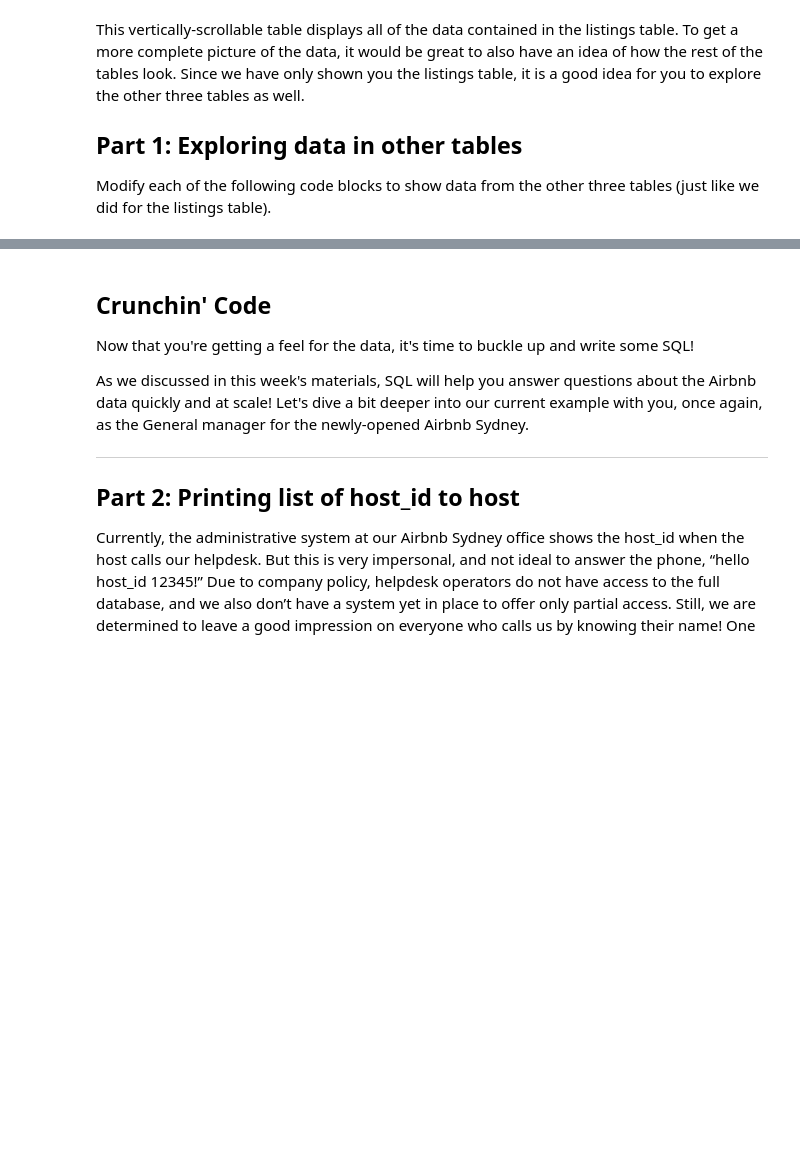
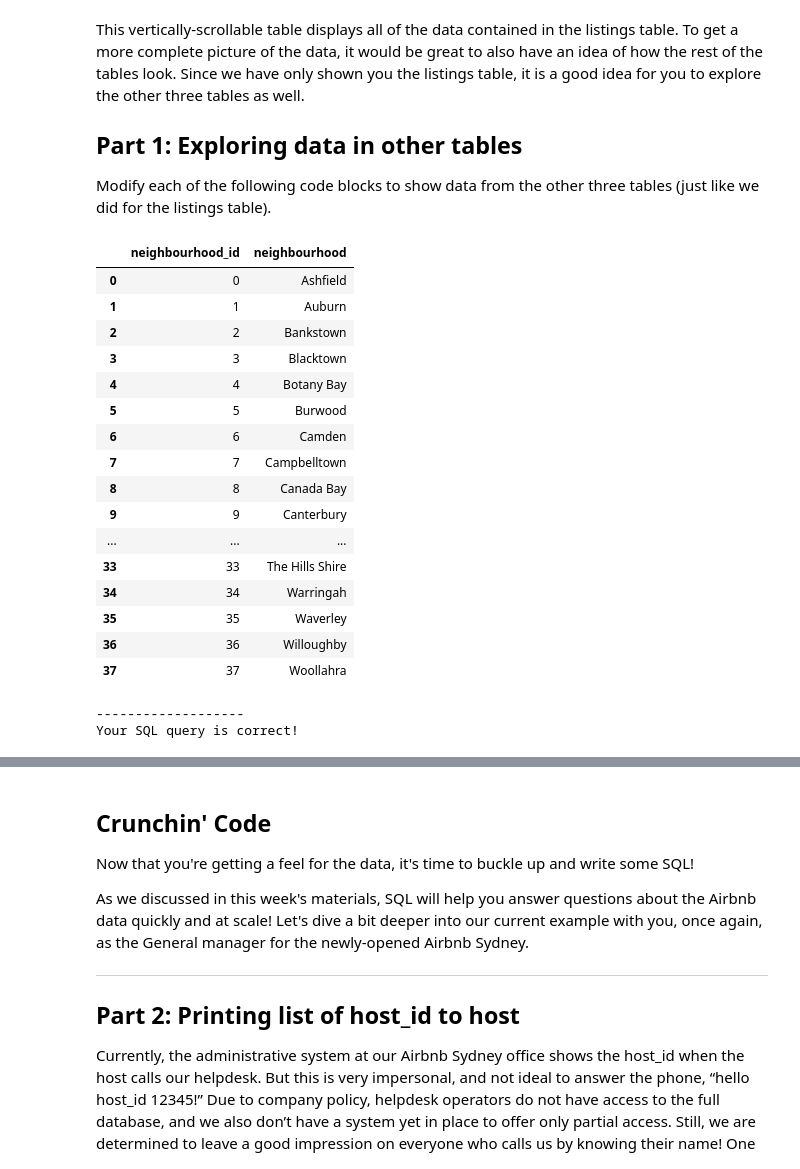
Before and after one commit to vivekptl9/vivekptl9, a Jupyter notebook: Vivek_Patel_Week_1_Project_SQLCC.ipynb, the cells around one changed output, grey strips where cells are left out. Cells and saved outputs as stored; diff of their text form; code cells hidden in the pictures; blank space fills up the shorter version.

```diff
--- a/Vivek_Patel_Week_1_Project_SQLCC.ipynb
+++ b/Vivek_Patel_Week_1_Project_SQLCC.ipynb
@@ -125,14 +125,34 @@ Modify each of the following code blocks to show data from the other three table
 # %%
 ### Question: q1_1_2a
 # Instructions: Fetch data from the entire neighbourhoods table
 
 # TO BE COMPLETED
 query = """
-SELECT ??? neighbourhoods
+SELECT * FROM neighbourhoods
 """
 
 run(query)
 check(q1_1_2a = query)
+# %% [output]
+|  | neighbourhood_id | neighbourhood |
+| 0 | 0 | Ashfield |
+| 1 | 1 | Auburn |
+| 2 | 2 | Bankstown |
+| 3 | 3 | Blacktown |
+| 4 | 4 | Botany Bay |
+| 5 | 5 | Burwood |
+| 6 | 6 | Camden |
+| 7 | 7 | Campbelltown |
+| 8 | 8 | Canada Bay |
+| 9 | 9 | Canterbury |
+| ... | ... | ... |
+| 33 | 33 | The Hills Shire |
+| 34 | 34 | Warringah |
+| 35 | 35 | Waverley |
+| 36 | 36 | Willoughby |
+| 37 | 37 | Woollahra |
+-------------------
+Your SQL query is correct!
 # %%
 ### Question: q1_1_2b
 # Instructions: Fetch data from the entire reviews table
```
Also changed, not shown: parts of 4 cells of this notebook.
